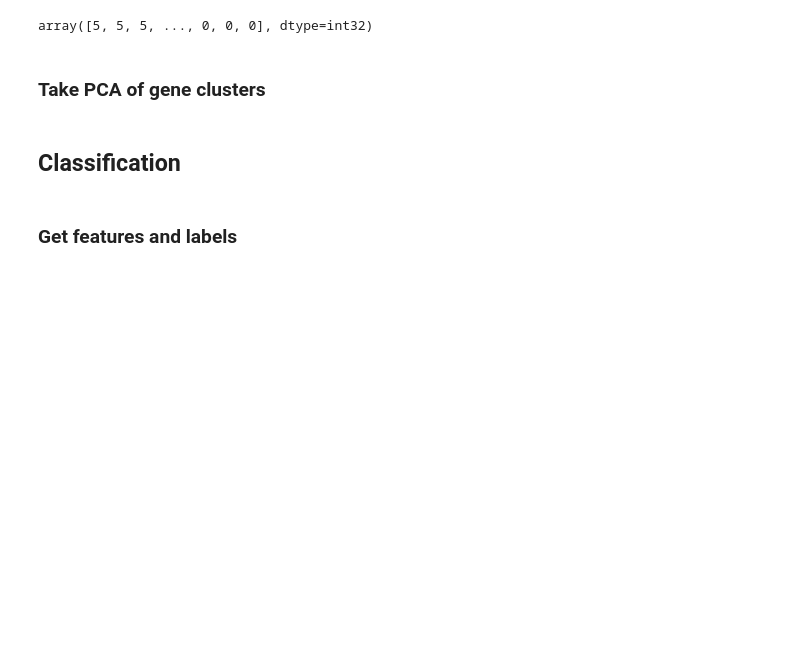
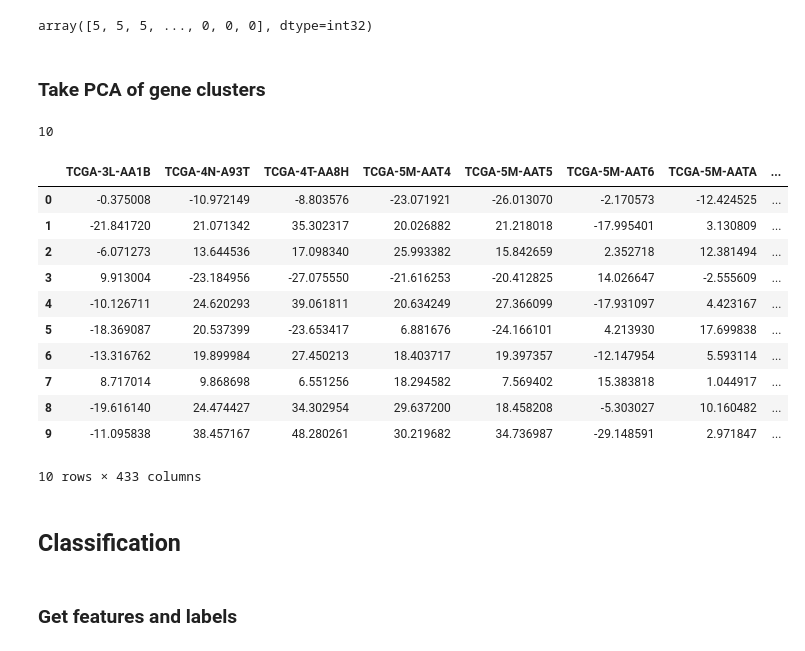
Before and after one commit to pvphaneuf/cse283, a Jupyter notebook: proj/illuminahiseq_GeneCluster_TissueClassify_SVM.ipynb, the cells around one changed output. Drawn from its saved outputs; the diff is of its cells as text; code cells hidden in the pictures; blank space fills up the shorter version.

```diff
--- a/proj/illuminahiseq_GeneCluster_TissueClassify_SVM.ipynb
+++ b/proj/illuminahiseq_GeneCluster_TissueClassify_SVM.ipynb
@@ -111,3 +111,30 @@ for cluster_key, cluster_gene_idx_list in cluster_idx_dict.items():
+# %%
+len(cluster_gene_exp_pca_dict)
+# %% [output]
+10
+# %%
+cluster_pca_patient_df = pd.DataFrame()
+for cluster_key in cluster_gene_exp_pca_dict.keys():
+    cluster_patient_pca_dict = {}
+    for idx in range(0, len(sorted_log_gene_exp_df.columns.values)):
+        patient = sorted_log_gene_exp_df.columns.values[idx]
+        pca_exp = cluster_gene_exp_pca_dict[cluster_key][idx][0]
+        cluster_patient_pca_dict[patient] = pca_exp
+    cluster_pca_patient_df = cluster_pca_patient_df.append(cluster_patient_pca_dict, ignore_index=True)
+cluster_pca_patient_df
+# %% [output]
+|  | TCGA-3L-AA1B | TCGA-4N-A93T | TCGA-4T-AA8H | TCGA-5M-AAT4 | TCGA-5M-AAT5 | TCGA-5M-AAT6 | TCGA-5M-AATA | ... |
+| 0 | -0.375008 | -10.972149 | -8.803576 | -23.071921 | -26.013070 | -2.170573 | -12.424525 | ... |
+| 1 | -21.841720 | 21.071342 | 35.302317 | 20.026882 | 21.218018 | -17.995401 | 3.130809 | ... |
+| 2 | -6.071273 | 13.644536 | 17.098340 | 25.993382 | 15.842659 | 2.352718 | 12.381494 | ... |
+| 3 | 9.913004 | -23.184956 | -27.075550 | -21.616253 | -20.412825 | 14.026647 | -2.555609 | ... |
+| 4 | -10.126711 | 24.620293 | 39.061811 | 20.634249 | 27.366099 | -17.931097 | 4.423167 | ... |
+| 5 | -18.369087 | 20.537399 | -23.653417 | 6.881676 | -24.166101 | 4.213930 | 17.699838 | ... |
+| 6 | -13.316762 | 19.899984 | 27.450213 | 18.403717 | 19.397357 | -12.147954 | 5.593114 | ... |
+| 7 | 8.717014 | 9.868698 | 6.551256 | 18.294582 | 7.569402 | 15.383818 | 1.044917 | ... |
+| 8 | -19.616140 | 24.474427 | 34.302954 | 29.637200 | 18.458208 | -5.303027 | 10.160482 | ... |
+| 9 | -11.095838 | 38.457167 | 48.280261 | 30.219682 | 34.736987 | -29.148591 | 2.971847 | ... |
+10 rows × 433 columns
 # %% [markdown]
 ## Classification
 # %% [markdown]
```
Also changed, not shown: parts of 3 cells of this notebook.
